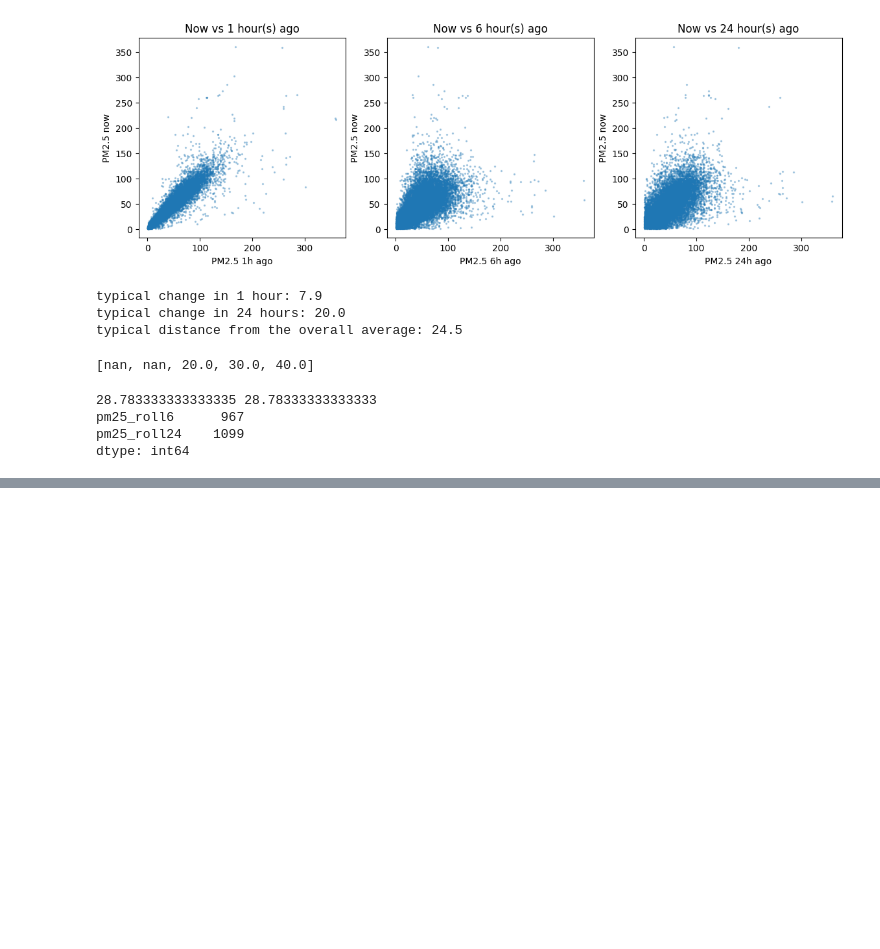
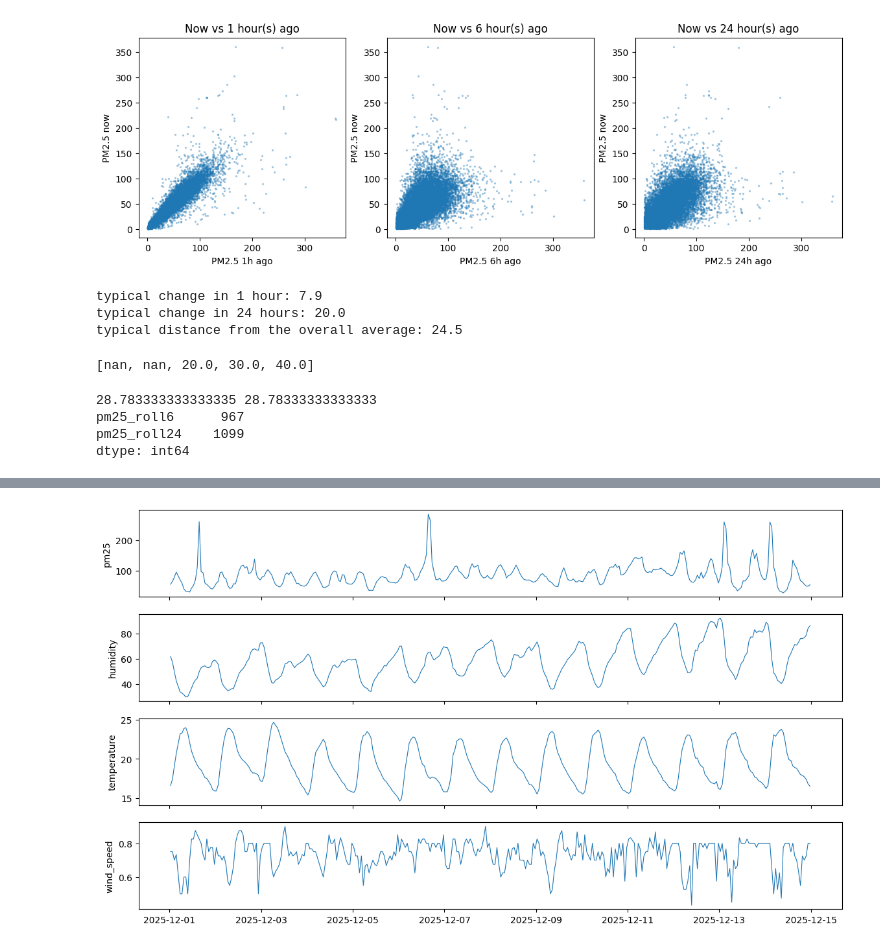
Before and after one commit to hussainmaroof98-oss/lucknow-air-quality-forecast, a Jupyter notebook: Untitled4.ipynb, the cells around one changed output, grey strips where cells are left out. Cells and saved outputs as stored; diff of their text form; code cells hidden in the pictures; blank space fills up the shorter version.

```diff
--- a/Untitled4.ipynb
+++ b/Untitled4.ipynb
@@ -495,0 +748,5 @@ dtype: int64
+# %%
+for col in ["temperature", "pm25_roll6", "pm25_roll24"]:
+    too_high = (X_test[col] > X_train[col].max()).sum()
+    too_low = (X_test[col] < X_train[col].min()).sum()
+    print(col, "| above training max:", too_high, "| below training min:", too_low)
@@ -495,0 +795,7 @@ dtype: int64
+# %%
+for col in ["no2", "o3", "temperature", "humidity", "wind_speed"]:
+    same = (df_final[col].diff() == 0)                  # True where the value equals the previous hour
+    stuck = same.rolling(6).sum() == 6                  # True after 6 equal steps in a row
+    print(col, "| hours inside stuck stretches:", int(stuck.sum()))
+
+print(df_final[["no2", "o3", "temperature", "humidity", "wind_speed"]].describe().round(2))
@@ -495,0 +868,9 @@ dtype: int64
+# %%
+window = df_final.loc["2025-12-01":"2025-12-14"]
+fig, axes = plt.subplots(4, 1, figsize=(14, 8), sharex=True)
+for ax, col in zip(axes, ["pm25", "humidity", "temperature", "wind_speed"]):
+    ax.plot(window.index, window[col], linewidth=0.8)
+    ax.set_ylabel(col)
+plt.show()
+# %% [output]
+[figure, added]
```
Also changed, not shown: parts of 33 cells of this notebook.
